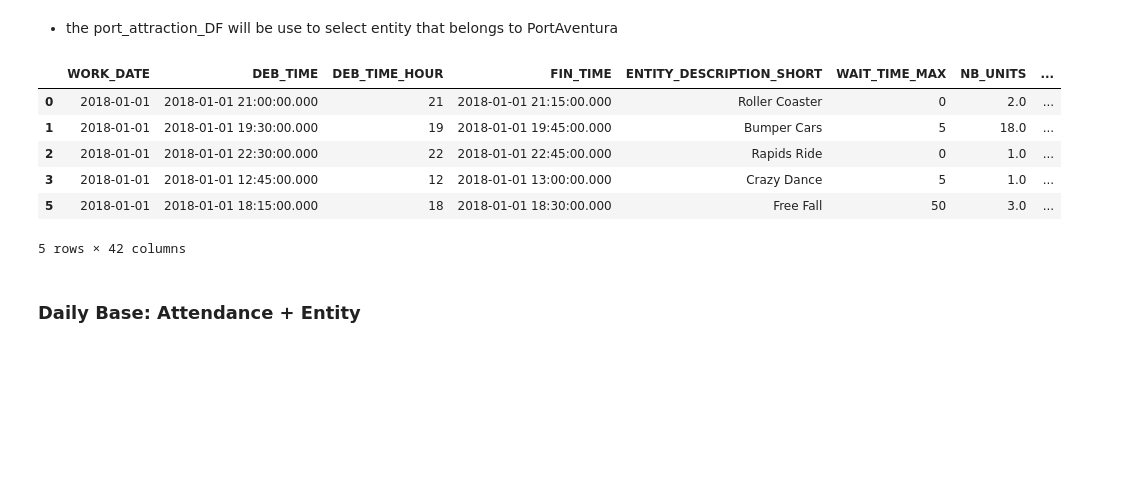
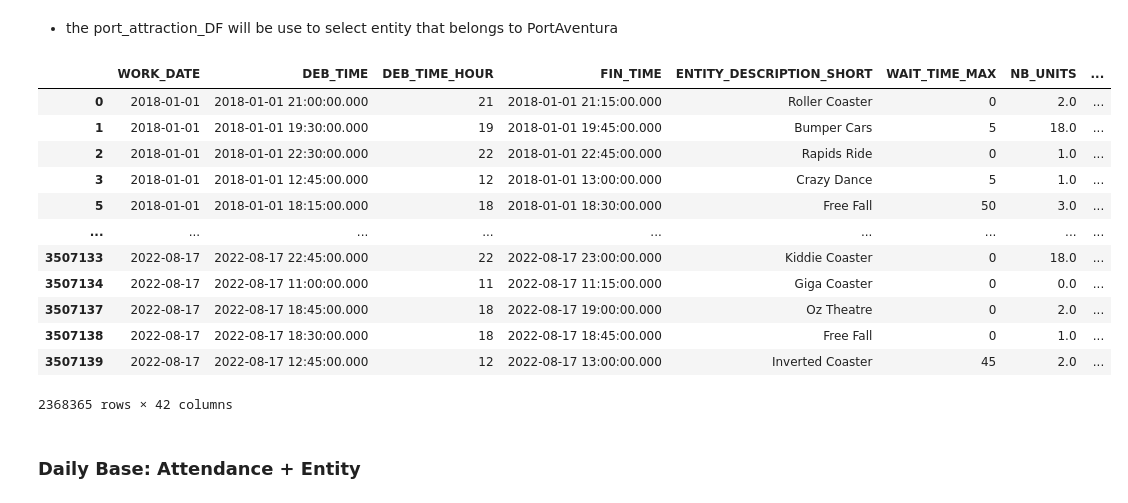
Before and after one commit to heyisvivian/Theme-Park-Endless-Line, a Jupyter notebook: Waiting Time Prediction.ipynb, the cells around one changed output. Drawn from its saved outputs; the diff is of its cells as text; code cells hidden in the pictures; blank space fills up the shorter version.

```diff
--- a/Waiting Time Prediction.ipynb
+++ b/Waiting Time Prediction.ipynb
@@ -46,15 +46,21 @@ Name: PARK, dtype: int64
 #select the PortAventura World attraction in result
 waitingtime_df=result[result['ENTITY_DESCRIPTION_SHORT'].isin(port_attraction_DF['ATTRACTION'])]
 # %%
-waitingtime_df.head()
+waitingtime_df
 # %% [output]
 |  | WORK_DATE | DEB_TIME | DEB_TIME_HOUR | FIN_TIME | ENTITY_DESCRIPTION_SHORT | WAIT_TIME_MAX | NB_UNITS | ... |
 | 0 | 2018-01-01 | 2018-01-01 21:00:00.000 | 21 | 2018-01-01 21:15:00.000 | Roller Coaster | 0 | 2.0 | ... |
 | 1 | 2018-01-01 | 2018-01-01 19:30:00.000 | 19 | 2018-01-01 19:45:00.000 | Bumper Cars | 5 | 18.0 | ... |
 | 2 | 2018-01-01 | 2018-01-01 22:30:00.000 | 22 | 2018-01-01 22:45:00.000 | Rapids Ride | 0 | 1.0 | ... |
 | 3 | 2018-01-01 | 2018-01-01 12:45:00.000 | 12 | 2018-01-01 13:00:00.000 | Crazy Dance | 5 | 1.0 | ... |
 | 5 | 2018-01-01 | 2018-01-01 18:15:00.000 | 18 | 2018-01-01 18:30:00.000 | Free Fall | 50 | 3.0 | ... |
+| ... | ... | ... | ... | ... | ... | ... | ... | ... |
+| 3507133 | 2022-08-17 | 2022-08-17 22:45:00.000 | 22 | 2022-08-17 23:00:00.000 | Kiddie Coaster | 0 | 18.0 | ... |
+| 3507134 | 2022-08-17 | 2022-08-17 11:00:00.000 | 11 | 2022-08-17 11:15:00.000 | Giga Coaster | 0 | 0.0 | ... |
+| 3507137 | 2022-08-17 | 2022-08-17 18:45:00.000 | 18 | 2022-08-17 19:00:00.000 | Oz Theatre | 0 | 2.0 | ... |
+| 3507138 | 2022-08-17 | 2022-08-17 18:30:00.000 | 18 | 2022-08-17 18:45:00.000 | Free Fall | 0 | 1.0 | ... |
+| 3507139 | 2022-08-17 | 2022-08-17 12:45:00.000 | 12 | 2022-08-17 13:00:00.000 | Inverted Coaster | 45 | 2.0 | ... |
-5 rows × 42 columns
+2368365 rows × 42 columns
 # %% [markdown]
 ### Daily Base: Attendance + Entity
 # %% [markdown]
```
Also changed, not shown: parts of 11 cells of this notebook.
